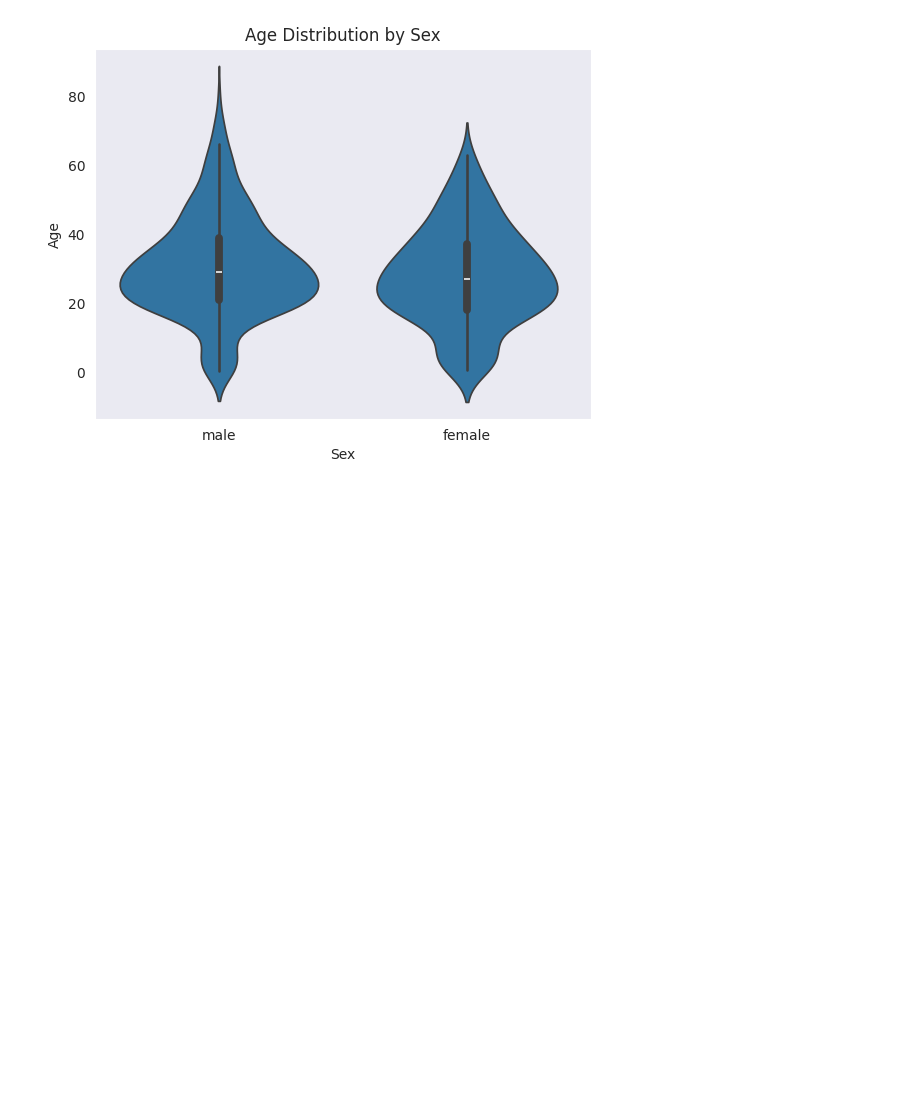
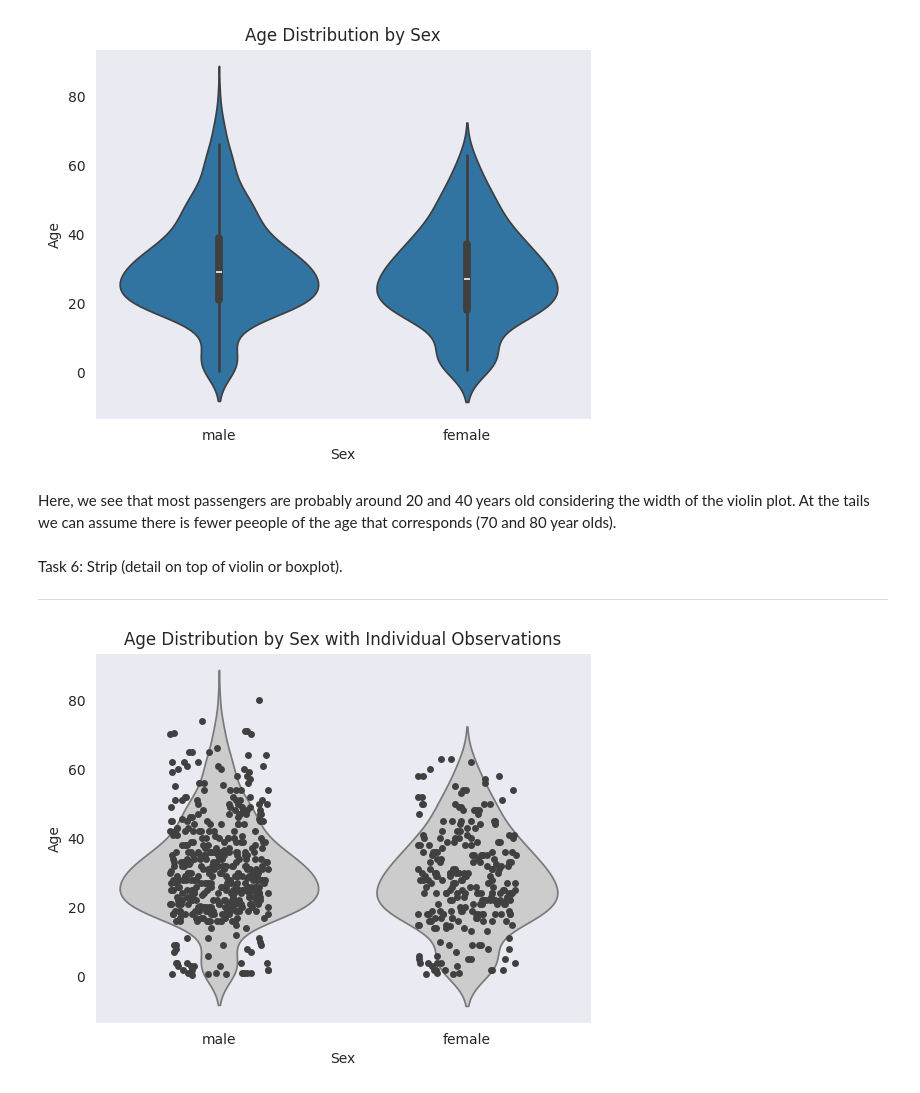
Before and after one commit to surafelmeharihaile-ai/Data110, a Jupyter notebook: week_5and6_surafel_haile.ipynb, the cells around one changed output. Saved outputs shown, nothing was run; the diff lists cells and outputs as text; code cells hidden in the pictures; blank space fills up the shorter version.

```diff
--- a/week_5and6_surafel_haile.ipynb
+++ b/week_5and6_surafel_haile.ipynb
@@ -95,3 +93,18 @@ plt.ylabel('Age')
 plt.show()
 # %% [output]
 [figure]
+# %% [markdown]
+Here, we see that most passengers are probably around 20 and 40 years old considering the width of the violin plot. At the tails we can assume there is fewer peeople of the age that corresponds (70 and 80 year olds).
+# %% [markdown]
+Task 6:  Strip (detail on top of violin or boxplot).
+
+---
+# %%
+sns.violinplot(data=titanic, x='sex', y='age', inner=None, color=".8")
+sns.stripplot(data=titanic, x='sex', y='age', jitter=0.2, color='0.25')
+plt.title('Age Distribution by Sex with Individual Observations')
+plt.xlabel('Sex')
+plt.ylabel('Age')
+plt.show()
+# %% [output]
+[figure, added]
```
Also changed, not shown: parts of 3 cells of this notebook.
